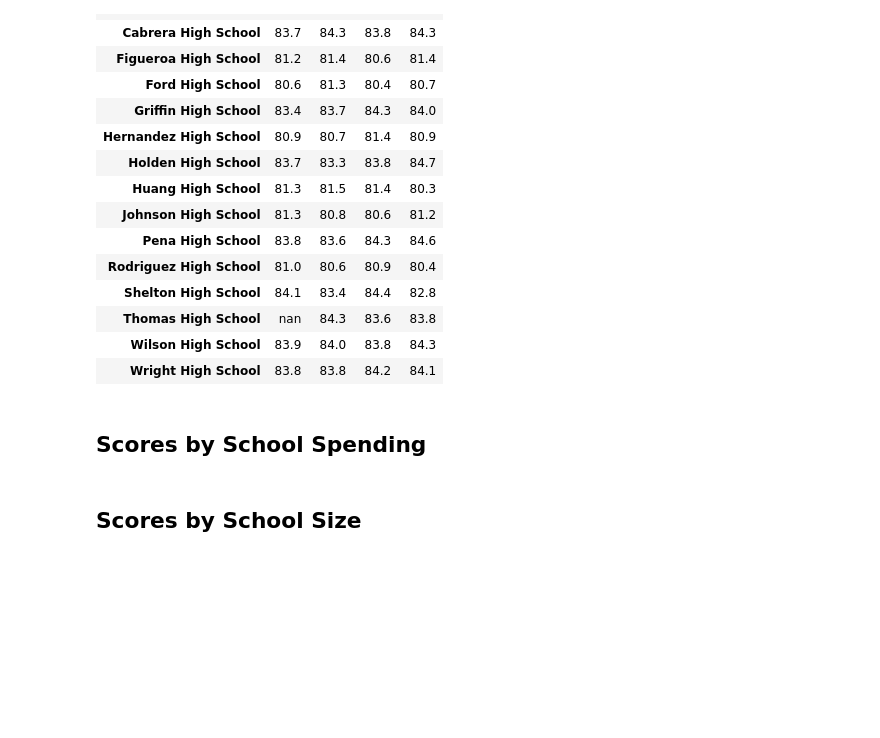
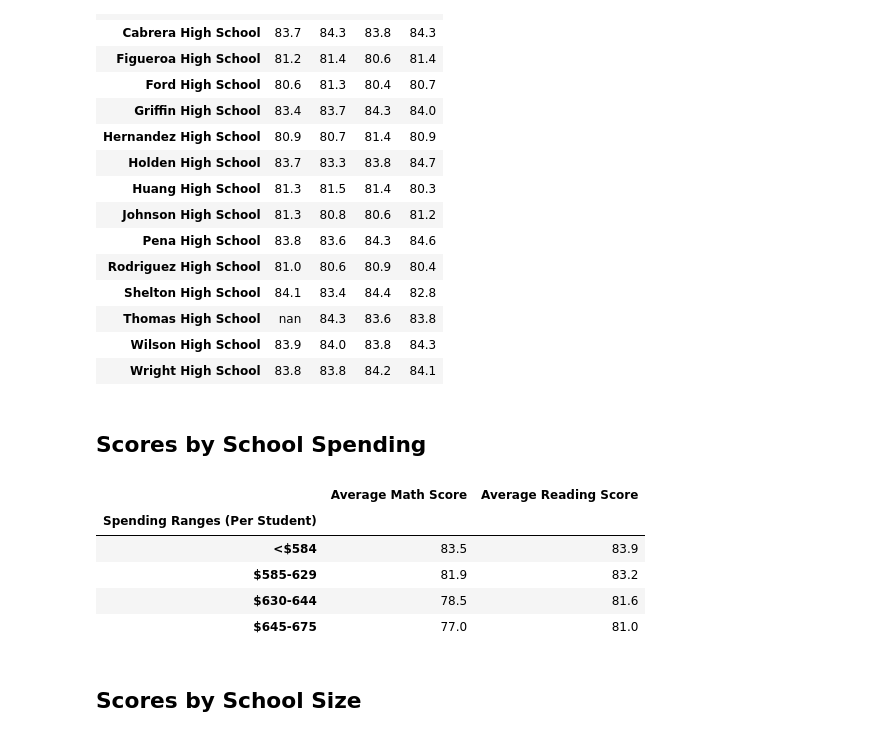
Before and after one commit to cedoula/School_District_Analysis, a Jupyter notebook: PyCitySchools_Challenge_testing.ipynb, the cells around one changed output. Saved outputs shown, nothing was run; the diff lists cells and outputs as text; code cells hidden in the pictures; blank space fills up the shorter version.

```diff
--- a/PyCitySchools_Challenge_testing.ipynb
+++ b/PyCitySchools_Challenge_testing.ipynb
@@ -411,2 +400,34 @@ per_school_avg_reading_scores_df
+# %%
+# Establish the spending bins and group names.
+spending_bins = [0,585,630,645,675]
+spending_group_names = ["<$584","$585-629","$630-644","$645-675"]
+
+# Categorize spending based on the bins.
+    # Generate the per_school_capita_df from "Per Student Budget" in per_school_summary_df
+per_school_capita = per_school_summary_df["Per Student Budget"].str.strip("$").astype(float)
+    # Cut the data in per_school_summary_df
+per_school_summary_df["Spending Ranges (Per Student)"] = pd.cut(per_school_capita, spending_bins, labels=spending_group_names)
+# %%
+# Calculate averages for the desired columns.
+spending_avg_math_scores = per_school_summary_df.groupby(["Spending Ranges (Per Student)"]).mean()["Average Math Score"]
+
+spending_avg_reading_scores = per_school_summary_df.groupby(["Spending Ranges (Per Student)"]).mean()["Average Reading Score"]
+# %%
+# Create the DataFrame
+spending_avg_scores_df = pd.DataFrame({
+    "Average Math Score": spending_avg_math_scores,
+    "Average Reading Score": spending_avg_reading_scores})
+# %%
+# Format the DataFrame
+spending_avg_scores_df["Average Math Score"] = spending_avg_scores_df["Average Math Score"].map("{:.1f}".format)
+spending_avg_scores_df["Average Reading Score"] = spending_avg_scores_df["Average Reading Score"].map("{:.1f}".format)
+spending_avg_scores_df
+# %% [output]
+|  | Average Math Score | Average Reading Score |
+| Spending Ranges (Per Student) |  |  |
+| <$584 | 83.5 | 83.9 |
+| $585-629 | 81.9 | 83.2 |
+| $630-644 | 78.5 | 81.6 |
+| $645-675 | 77.0 | 81.0 |
 # %% [markdown]
 ## Scores by School Size
```
Also changed, not shown: parts of 25 cells of this notebook, 1 other file.
